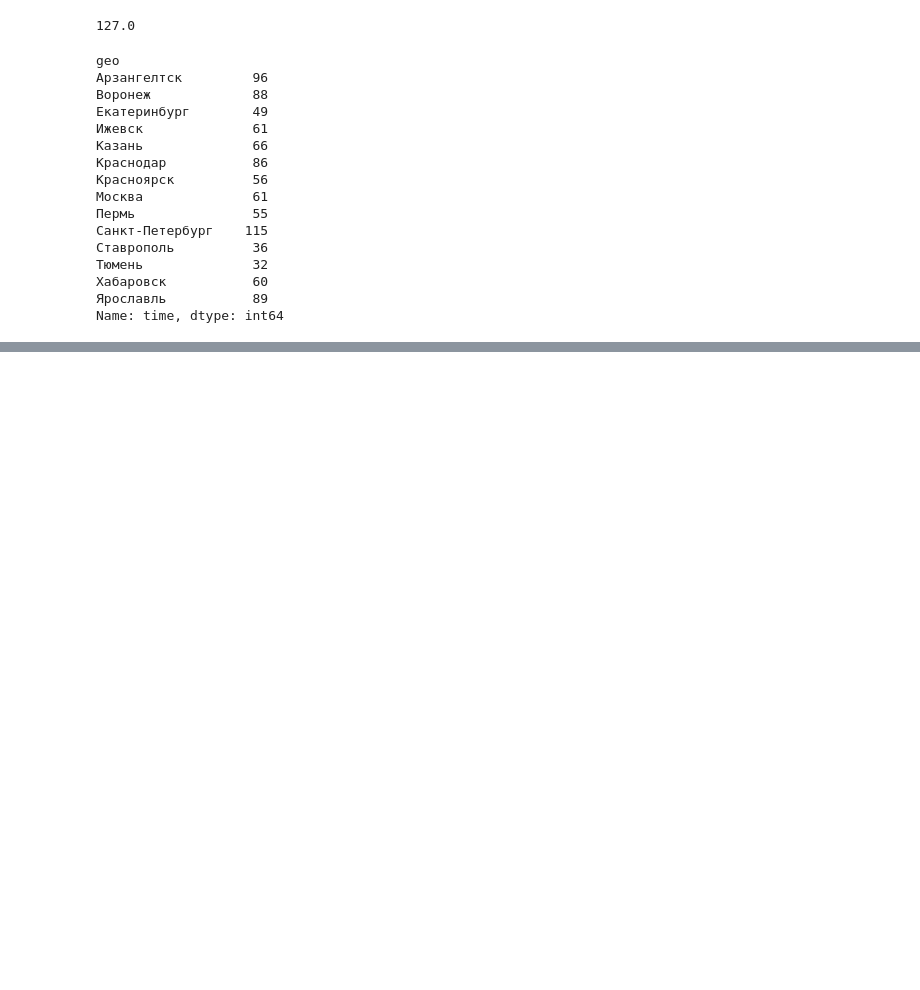
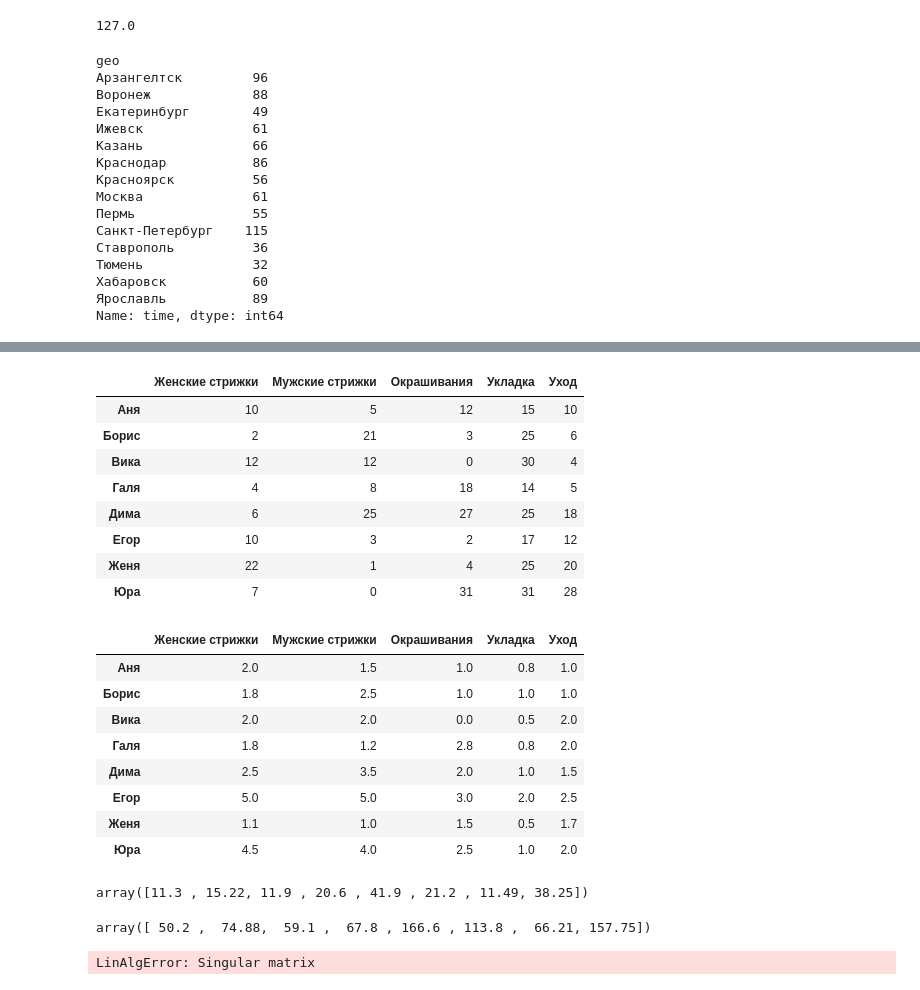
Before and after one commit to mkosterin/dscience, a Jupyter notebook: unit-3.ipynb, the cells around one changed output, grey strips where cells are left out. Saved outputs shown, nothing was run; the diff lists cells and outputs as text; code cells hidden in the pictures; blank space fills up the shorter version.

```diff
--- a/unit-3.ipynb
+++ b/unit-3.ipynb
@@ -977,0 +1381,79 @@ Name: time, dtype: int64
+# %%
+#1.15.4
+import pandas as pd
+import numpy as np
+Count_DF = pd.DataFrame({'Женские стрижки': [10, 2, 12, 4, 6, 10, 22, 7],
+                                'Мужские стрижки': [5, 21, 12, 8, 25, 3, 1, 0],
+                                'Окрашивания':[12, 3, 0, 18, 27, 2, 4, 31],
+                              'Укладка':[15, 25, 30, 14, 25, 17, 25, 31],
+                                'Уход':[10, 6, 4, 5, 18, 12, 20, 28]
+                                },
+                               index=['Аня', 'Борис', 'Вика', 'Галя', 'Дима', 'Егор', 'Женя','Юра'])
+Price_DF = pd.DataFrame({'Женские стрижки': [2, 1.8, 2, 1.8, 2.5, 5, 1.1, 4.5],
+                                'Мужские стрижки': [1.5, 2.5, 2, 1.2, 3.5, 5, 1, 4],
+                                'Окрашивания':[1, 1, 0, 2.8, 2, 3, 1.5, 2.5],
+                              'Укладка':[0.8, 1, 0.5, 0.8, 1, 2, 0.5, 1],
+                                'Уход':[1, 1, 2, 2, 1.5, 2.5, 1.7, 2]
+                                },
+                               index=['Аня', 'Борис', 'Вика', 'Галя', 'Дима', 'Егор', 'Женя','Юра'])
+fee = np.array([0.2, 0.2, 0.3, 0.1, 0.1])
+display(Count_DF)
+display(Price_DF)
+A = Count_DF.values
+B = Price_DF.values
+display((A*B)@fee)
+# %% [output]
+|  | Женские стрижки | Мужские стрижки | Окрашивания | Укладка | Уход |
+| Аня | 10 | 5 | 12 | 15 | 10 |
+| Борис | 2 | 21 | 3 | 25 | 6 |
+| Вика | 12 | 12 | 0 | 30 | 4 |
+| Галя | 4 | 8 | 18 | 14 | 5 |
+| Дима | 6 | 25 | 27 | 25 | 18 |
+| Егор | 10 | 3 | 2 | 17 | 12 |
+| Женя | 22 | 1 | 4 | 25 | 20 |
+| Юра | 7 | 0 | 31 | 31 | 28 |
+|  | Женские стрижки | Мужские стрижки | Окрашивания | Укладка | Уход |
+| Аня | 2.0 | 1.5 | 1.0 | 0.8 | 1.0 |
+| Борис | 1.8 | 2.5 | 1.0 | 1.0 | 1.0 |
+| Вика | 2.0 | 2.0 | 0.0 | 0.5 | 2.0 |
+| Галя | 1.8 | 1.2 | 2.8 | 0.8 | 2.0 |
+| Дима | 2.5 | 3.5 | 2.0 | 1.0 | 1.5 |
+| Егор | 5.0 | 5.0 | 3.0 | 2.0 | 2.5 |
+| Женя | 1.1 | 1.0 | 1.5 | 0.5 | 1.7 |
+| Юра | 4.5 | 4.0 | 2.5 | 1.0 | 2.0 |
+array([11.3 , 15.22, 11.9 , 20.6 , 41.9 , 21.2 , 11.49, 38.25])
+# %%
+#1.15.6
+import pandas as pd
+import numpy as np
+Count_DF = pd.DataFrame({'Женские стрижки': [10, 2, 12, 4, 6, 10, 22, 7],
+                                'Мужские стрижки': [5, 21, 12, 8, 25, 3, 1, 0],
+                                'Окрашивания':[12, 3, 0, 18, 27, 2, 4, 31],
+                              'Укладка':[15, 25, 30, 14, 25, 17, 25, 31],
+                                'Уход':[10, 6, 4, 5, 18, 12, 20, 28]
+                                },
+                               index=['Аня', 'Борис', 'Вика', 'Галя', 'Дима', 'Егор', 'Женя','Юра'])
+Price_DF = pd.DataFrame({'Женские стрижки': [2, 1.8, 2, 1.8, 2.5, 5, 1.1, 4.5],
+                                'Мужские стрижки': [1.5, 2.5, 2, 1.2, 3.5, 5, 1, 4],
+                                'Окрашивания':[1, 1, 0, 2.8, 2, 3, 1.5, 2.5],
+                              'Укладка':[0.8, 1, 0.5, 0.8, 1, 2, 0.5, 1],
+                                'Уход':[1, 1, 2, 2, 1.5, 2.5, 1.7, 2]
+                                },
+                               index=['Аня', 'Борис', 'Вика', 'Галя', 'Дима', 'Егор', 'Женя','Юра'])
+A = Count_DF.values
+B = Price_DF.values
+ones = np.array([1, 1, 1, 1, 1])
+fee = np.array([0.2, 0.2, 0.3, 0.1, 0.1])
+display(A*B@(ones-fee))
+# %% [output]
+array([ 50.2 ,  74.88,  59.1 ,  67.8 , 166.6 , 113.8 ,  66.21, 157.75])
+# %%
+#1.16.1
+import numpy as np
+A =  np.matrix([
+    [1,2],
+    [2,4]
+])
+display(np.linalg.inv(A))
+# %% [output]
+LinAlgError: Singular matrix
```
Also changed, not shown: parts of 61 cells of this notebook, 4 other files.
